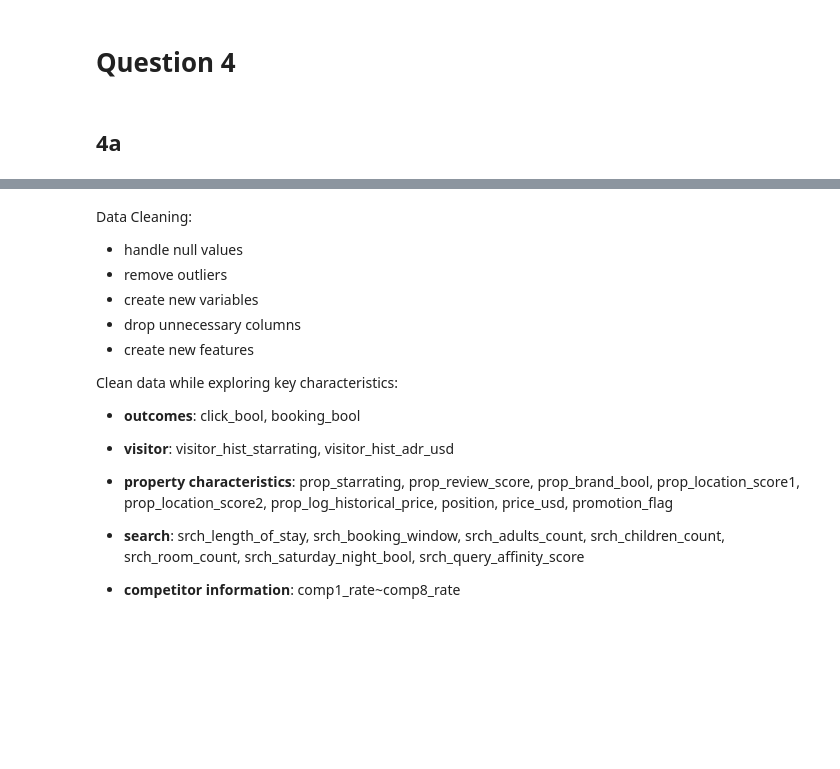
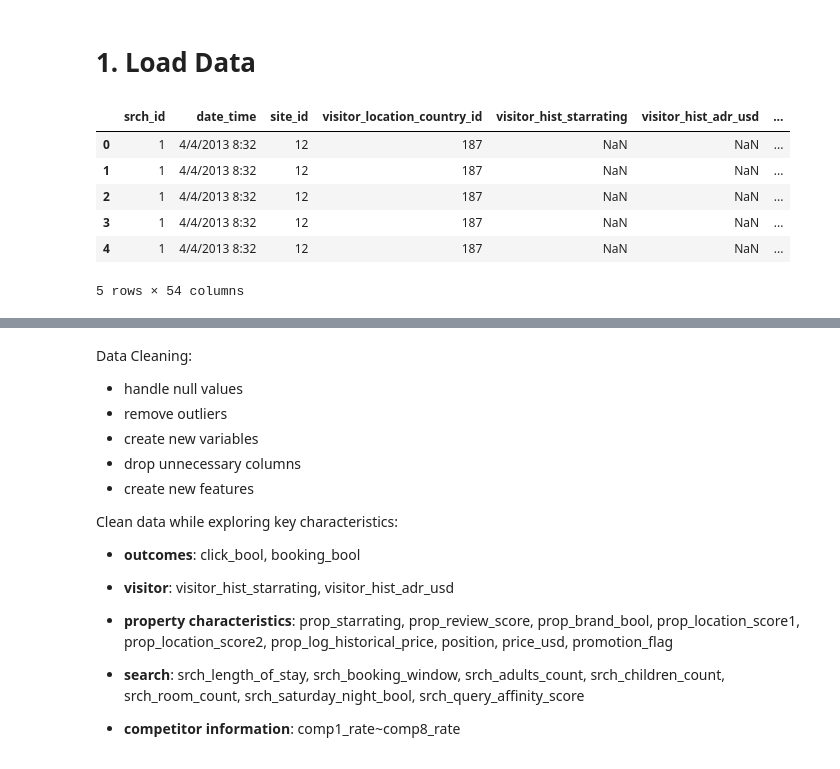
Before and after one commit to hasongc01/Travel-Marketplace-Ranking-Revenue-Modeling, a Jupyter notebook: notebook.ipynb, the cells around one changed output, grey strips where cells are left out. Cells and saved outputs as stored; diff of their text form; code cells hidden in the pictures; blank space fills up the shorter version.

```diff
--- a/modeling.ipynb
+++ b/notebook.ipynb
@@ -8,5 +8,3 @@ import statsmodels.api as sm
 
 import matplotlib.pyplot as plt
 import seaborn as sns
-# %% [markdown]
-# Question 4
@@ -17,2 +11,13 @@ q4_df = pd.read_csv(path+'B8816-TakeHomeFinal-question4.csv')
-# %% [markdown]
-## 4a
+# %% [markdown]
+# 1. Load Data
+# %%
+search_df = pd.read_csv('search_marketplace.csv')
+search_df.head()
+# %% [output]
+|  | srch_id | date_time | site_id | visitor_location_country_id | visitor_hist_starrating | visitor_hist_adr_usd | ... |
+| 0 | 1 | 4/4/2013 8:32 | 12 | 187 | NaN | NaN | ... |
+| 1 | 1 | 4/4/2013 8:32 | 12 | 187 | NaN | NaN | ... |
+| 2 | 1 | 4/4/2013 8:32 | 12 | 187 | NaN | NaN | ... |
+| 3 | 1 | 4/4/2013 8:32 | 12 | 187 | NaN | NaN | ... |
+| 4 | 1 | 4/4/2013 8:32 | 12 | 187 | NaN | NaN | ... |
+5 rows × 54 columns
```
Also changed, not shown: parts of 44 cells of this notebook, 1 other file.
